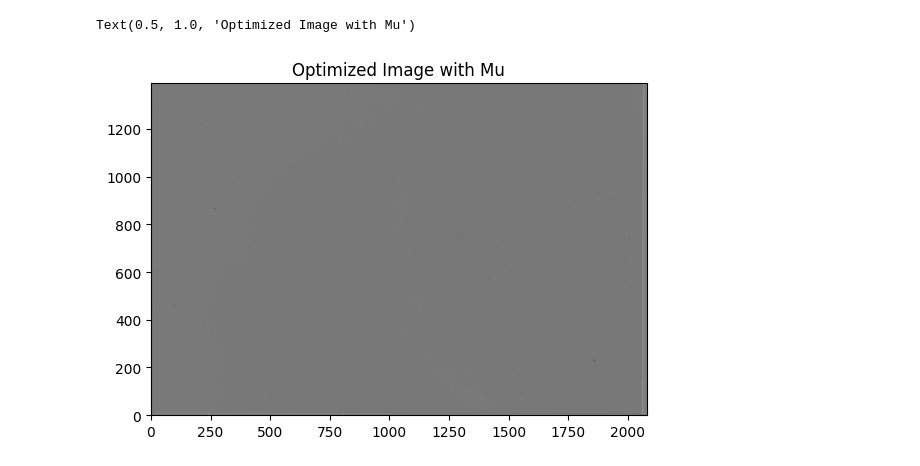
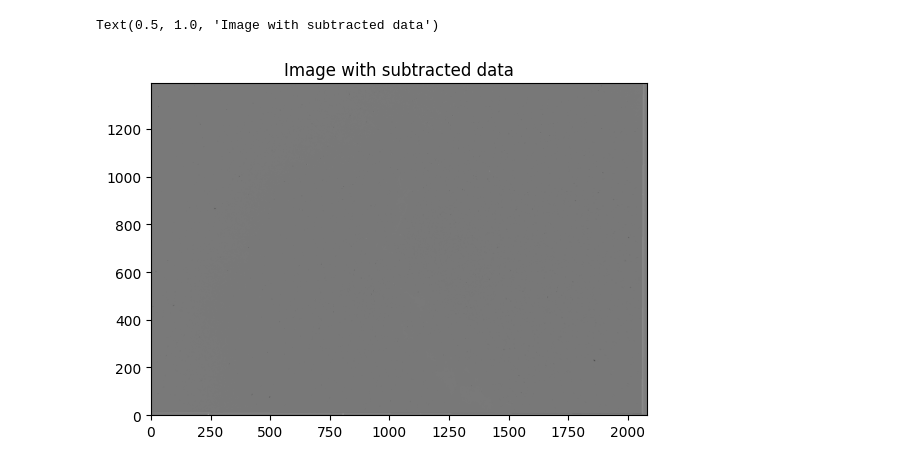
Before and after one commit to JoeBannouna/sceni, a Jupyter notebook: src/POC/leoPOC.ipynb, the cells around one changed output. Saved outputs shown, nothing was run; the diff lists cells and outputs as text; code cells hidden in the pictures.

```diff
--- a/src/POC/leoPOC.ipynb
+++ b/src/POC/leoPOC.ipynb
@@ -82,6 +84,6 @@ Text(0.5, 1.0, 'Original BBData Image')
 # %%
-plt.imshow(subtractData(NBData, BBData, optMu), origin = 'lower', cmap = 'gray')
-plt.title("Optimized Image")
+plt.imshow(subtractData(getData(NBDataLink), getData(BBDataLink), optMu), origin = 'lower', cmap = 'gray')
+plt.title("Image with subtracted data")
 # %% [output]
-Text(0.5, 1.0, 'Optimized Image with Mu')
+Text(0.5, 1.0, 'Image with subtracted data')
-[figure, old version]
+[figure, new version]
```
Also changed, not shown: parts of 3 cells of this notebook.
